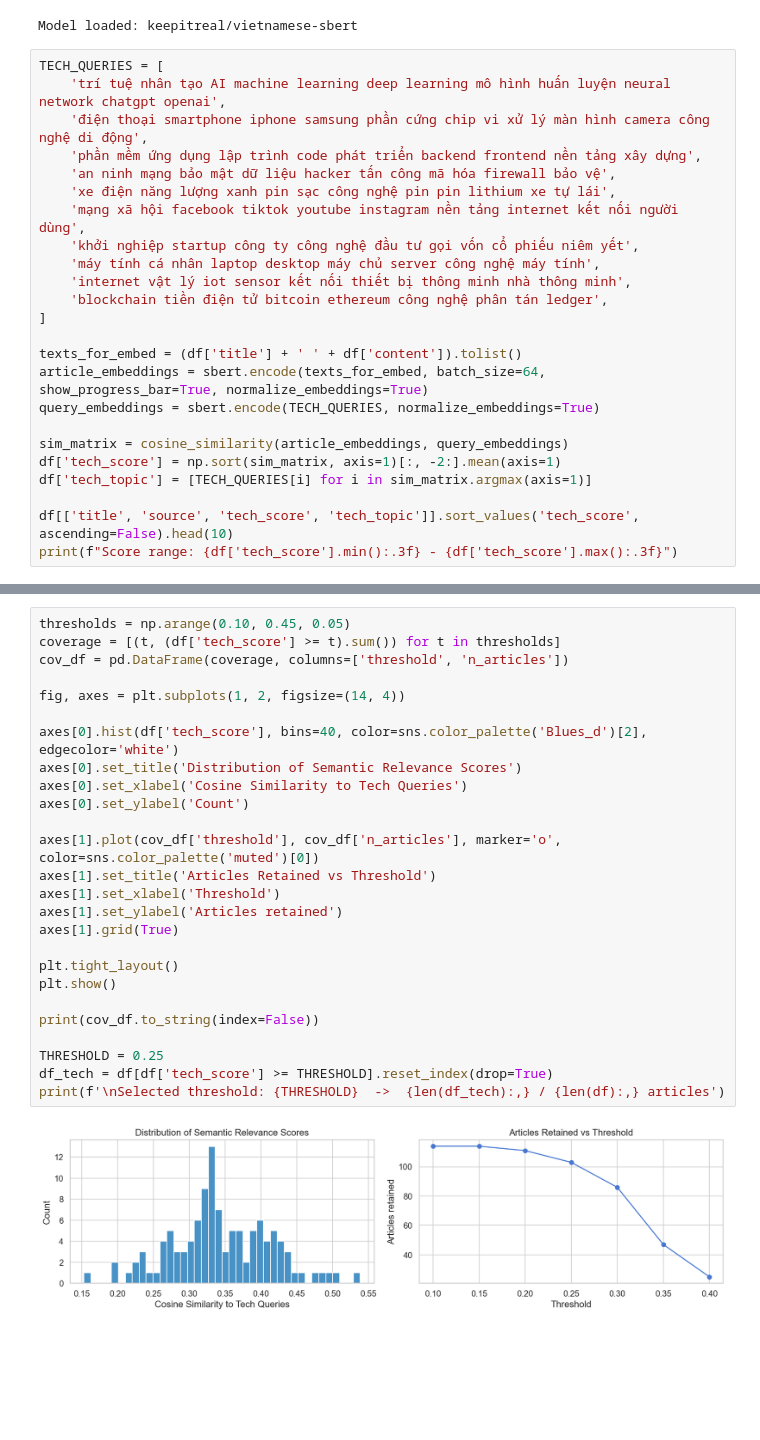
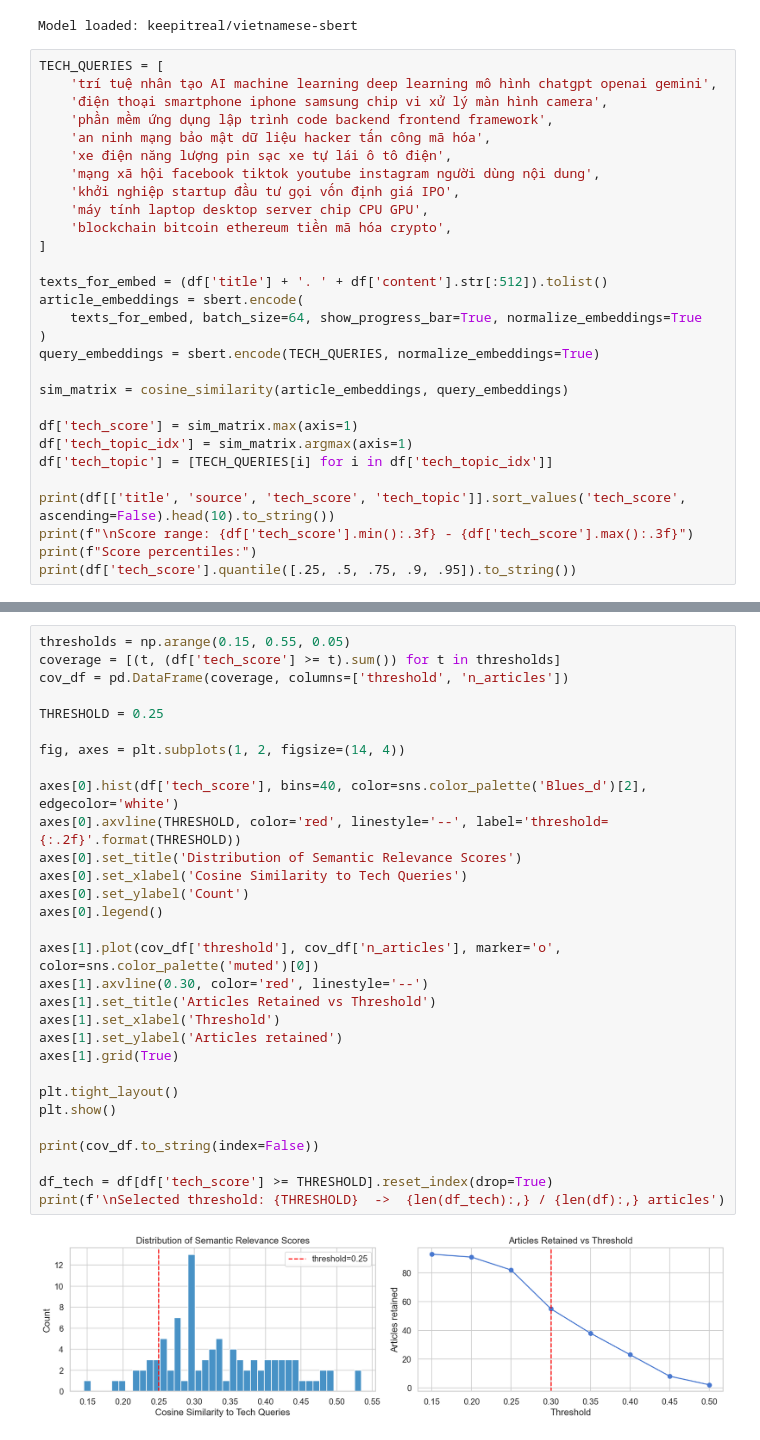
Before and after one commit to Minh1billion/news-gathering-assistant, a Jupyter notebook: notebooks/explore.ipynb, the cells around one changed output, grey strips where cells are left out. Drawn from its saved outputs; the diff is of its cells as text; blank space fills up the shorter version.

```diff
--- a/notebooks/explore.ipynb
+++ b/notebooks/explore.ipynb
@@ -271,26 +277,31 @@ Notes:
 Model loaded: keepitreal/vietnamese-sbert
 # %%
 TECH_QUERIES = [
-    'trí tuệ nhân tạo AI machine learning deep learning mô hình huấn luyện neural network chatgpt openai',
-    'điện thoại smartphone iphone samsung phần cứng chip vi xử lý màn hình camera công nghệ di động',
-    'phần mềm ứng dụng lập trình code phát triển backend frontend nền tảng xây dựng',
-    'an ninh mạng bảo mật dữ liệu hacker tấn công mã hóa firewall bảo vệ',
-    'xe điện năng lượng xanh pin sạc công nghệ pin pin lithium xe tự lái',
-    'mạng xã hội facebook tiktok youtube instagram nền tảng internet kết nối người dùng',
-    'khởi nghiệp startup công ty công nghệ đầu tư gọi vốn cổ phiếu niêm yết',
-    'máy tính cá nhân laptop desktop máy chủ server công nghệ máy tính',
-    'internet vật lý iot sensor kết nối thiết bị thông minh nhà thông minh',
-    'blockchain tiền điện tử bitcoin ethereum công nghệ phân tán ledger',
+    'trí tuệ nhân tạo AI machine learning deep learning mô hình chatgpt openai gemini',
+    'điện thoại smartphone iphone samsung chip vi xử lý màn hình camera',
+    'phần mềm ứng dụng lập trình code backend frontend framework',
+    'an ninh mạng bảo mật dữ liệu hacker tấn công mã hóa',
+    'xe điện năng lượng pin sạc xe tự lái ô tô điện',
+    'mạng xã hội facebook tiktok youtube instagram người dùng nội dung',
+    'khởi nghiệp startup đầu tư gọi vốn định giá IPO',
+    'máy tính laptop desktop server chip CPU GPU',
+    'blockchain bitcoin ethereum tiền mã hóa crypto',
 ]
 
-texts_for_embed = (df['title'] + ' ' + df['content']).tolist()
-article_embeddings = sbert.encode(texts_for_embed, batch_size=64, show_progress_bar=True, normalize_embeddings=True)
+texts_for_embed = (df['title'] + '. ' + df['content'].str[:512]).tolist()
+article_embeddings = sbert.encode(
+    texts_for_embed, batch_size=64, show_progress_bar=True, normalize_embeddings=True
+)
 query_embeddings = sbert.encode(TECH_QUERIES, normalize_embeddings=True)
 
 sim_matrix = cosine_similarity(article_embeddings, query_embeddings)
-df['tech_score'] = np.sort(sim_matrix, axis=1)[:, -2:].mean(axis=1)
-df['tech_topic'] = [TECH_QUERIES[i] for i in sim_matrix.argmax(axis=1)]
 
-df[['title', 'source', 'tech_score', 'tech_topic']].sort_values('tech_score', ascending=False).head(10)
-print(f"Score range: {df['tech_score'].min():.3f} - {df['tech_score'].max():.3f}")
+df['tech_score'] = sim_matrix.max(axis=1)
+df['tech_topic_idx'] = sim_matrix.argmax(axis=1)
+df['tech_topic'] = [TECH_QUERIES[i] for i in df['tech_topic_idx']]
+
+print(df[['title', 'source', 'tech_score', 'tech_topic']].sort_values('tech_score', ascending=False).head(10).to_string())
+print(f"\nScore range: {df['tech_score'].min():.3f} - {df['tech_score'].max():.3f}")
+print(f"Score percentiles:")
+print(df['tech_score'].quantile([.25, .5, .75, .9, .95]).to_string())
 # %% [output]
@@ -298,29 +327,33 @@ Score range: 0.153 - 0.539
 # %%
-thresholds = np.arange(0.10, 0.45, 0.05)
+thresholds = np.arange(0.15, 0.55, 0.05)
 coverage = [(t, (df['tech_score'] >= t).sum()) for t in thresholds]
 cov_df = pd.DataFrame(coverage, columns=['threshold', 'n_articles'])
+
+THRESHOLD = 0.25
 
 fig, axes = plt.subplots(1, 2, figsize=(14, 4))
 
 axes[0].hist(df['tech_score'], bins=40, color=sns.color_palette('Blues_d')[2], edgecolor='white')
+axes[0].axvline(THRESHOLD, color='red', linestyle='--', label='threshold={:.2f}'.format(THRESHOLD))
 axes[0].set_title('Distribution of Semantic Relevance Scores')
 axes[0].set_xlabel('Cosine Similarity to Tech Queries')
 axes[0].set_ylabel('Count')
+axes[0].legend()
 
 axes[1].plot(cov_df['threshold'], cov_df['n_articles'], marker='o', color=sns.color_palette('muted')[0])
+axes[1].axvline(0.30, color='red', linestyle='--')
 axes[1].set_title('Articles Retained vs Threshold')
 axes[1].set_xlabel('Threshold')
 axes[1].set_ylabel('Articles retained')
 axes[1].grid(True)
 
 plt.tight_layout()
 plt.show()
 
 print(cov_df.to_string(index=False))
 
-THRESHOLD = 0.25
 df_tech = df[df['tech_score'] >= THRESHOLD].reset_index(drop=True)
 print(f'\nSelected threshold: {THRESHOLD}  ->  {len(df_tech):,} / {len(df):,} articles')
 # %% [output]
-[figure, old version]
+[figure, new version]
  threshold  n_articles
```
Also changed, not shown: parts of 22 cells of this notebook, 2 other files.
